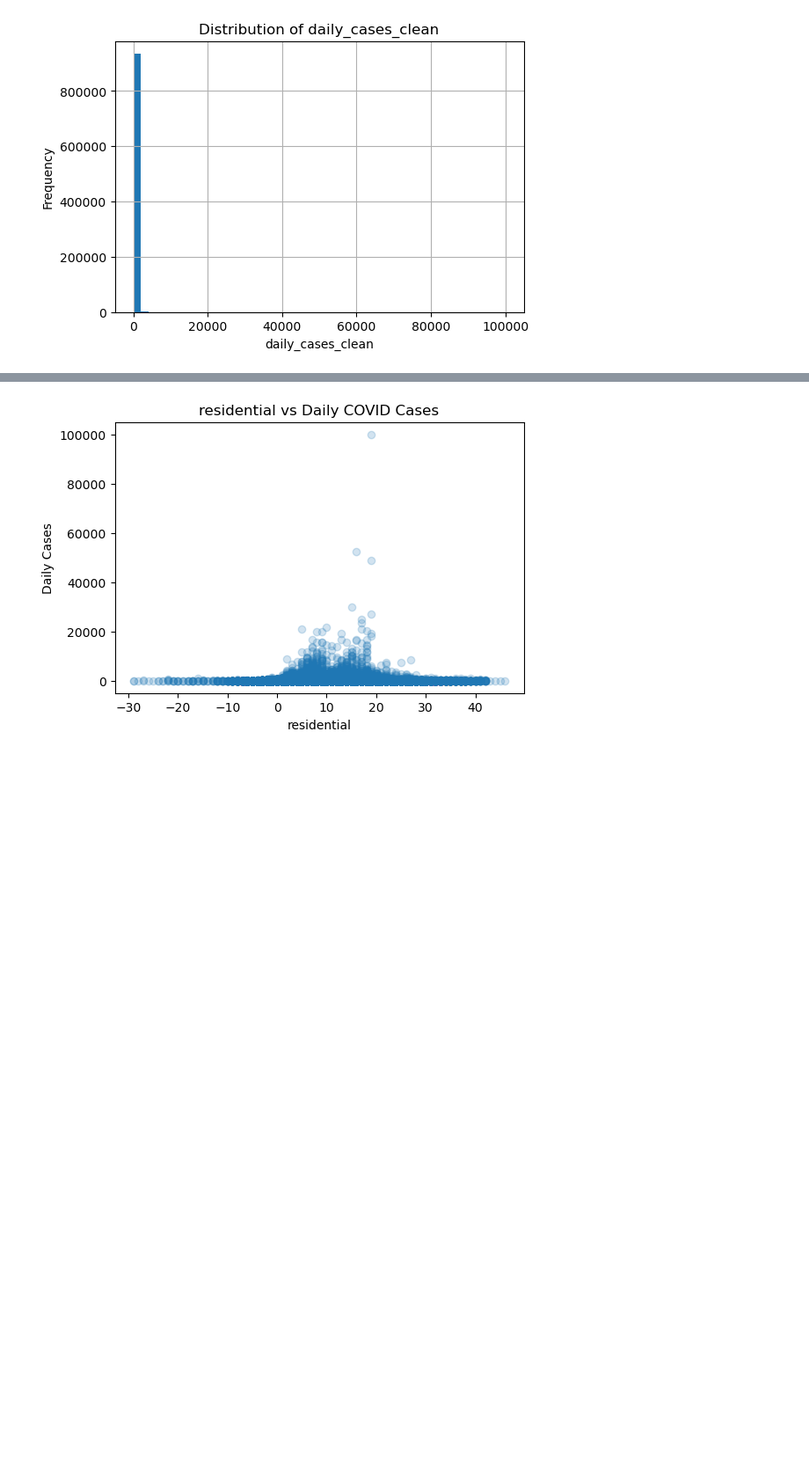
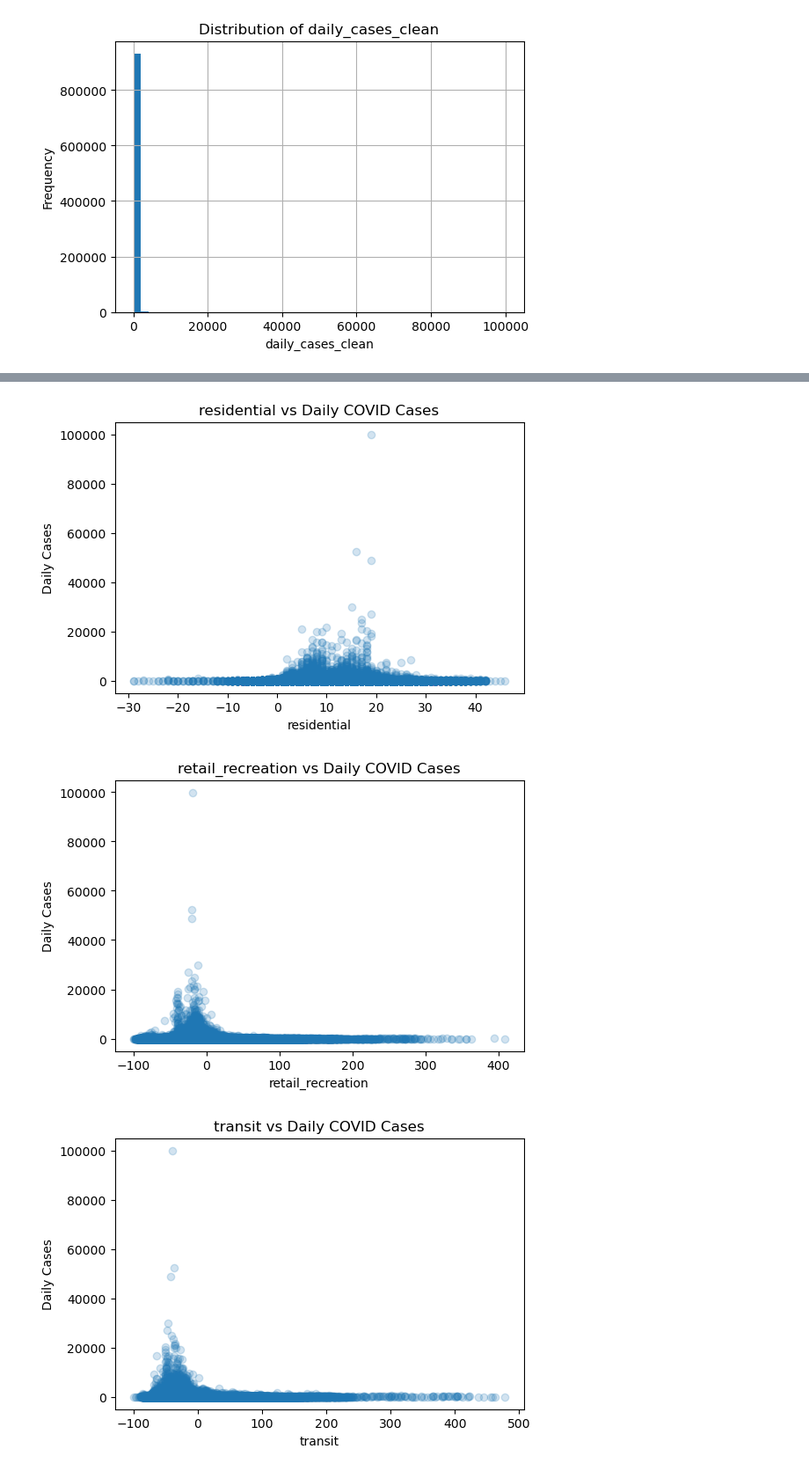
Before and after one commit to COGS108/Group007_WI26, a Jupyter notebook: 02-EDACheckpoint.ipynb, the cells around one changed output, grey strips where cells are left out. Shown at 88% size. Cells and saved outputs as stored; diff of their text form; code cells hidden in the pictures; blank space fills up the shorter version.

```diff
--- a/02-EDACheckpoint.ipynb
+++ b/02-EDACheckpoint.ipynb
@@ -417,6 +429,10 @@ eda_utils.plot_weekend_box(df)
 # %%
 eda_utils.plot_relationship(df, 'workplaces')
 eda_utils.plot_relationship(df, 'residential')
+eda_utils.plot_relationship(df, 'retail_recreation')
+eda_utils.plot_relationship(df, 'transit')
 # %% [output]
 [figure]
 [figure]
+[figure, added]
+[figure, added]
```
Also changed, not shown: parts of 22 cells of this notebook, 1 other file.
